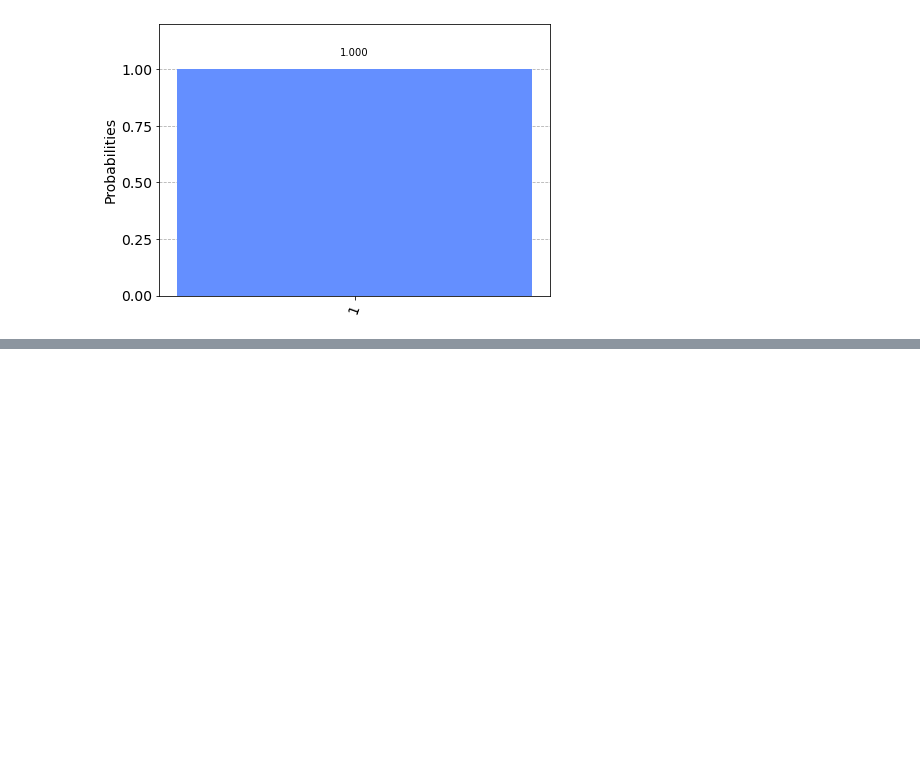
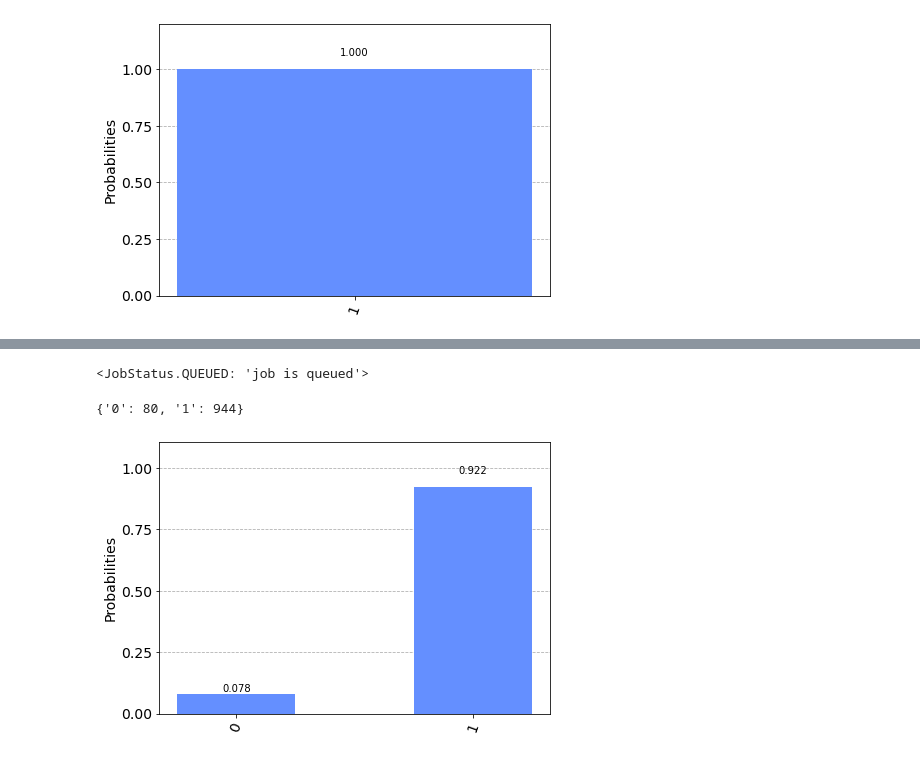
Before and after one commit to err4re/Von-der-Quantenmechanik-zum-Qubit, a Jupyter notebook: Stern_Gerlach.ipynb, the cells around one changed output, grey strips where cells are left out. Cells and saved outputs as stored; diff of their text form; code cells hidden in the pictures; blank space fills up the shorter version.

```diff
--- a/Stern_Gerlach.ipynb
+++ b/Stern_Gerlach.ipynb
@@ -143,0 +146,27 @@ counts
+# %%
+#mit IBMQ verbinden
+provider = IBMQ.load_account()
+# %%
+provider = IBMQ.get_provider(hub='ibm-q', group='open', project='main')
+backend = provider.get_backend('ibmq_quito')
+
+mapped_circuit = transpile(qc, backend)
+qobj = assemble(mapped_circuit, backend=backend, shots=1024)
+
+# execute the circuit
+job = backend.run(qobj)
+# %%
+job.status()
+# %% [output]
+<JobStatus.QUEUED: 'job is queued'>
+# %%
+result = job.result()
+counts = result.get_counts()
+
+print(counts)
+# %% [output]
+{'0': 80, '1': 944}
+# %%
+plot_histogram(counts)
+# %% [output]
+[figure, added]
```
Also changed, not shown: parts of 3 cells of this notebook.
